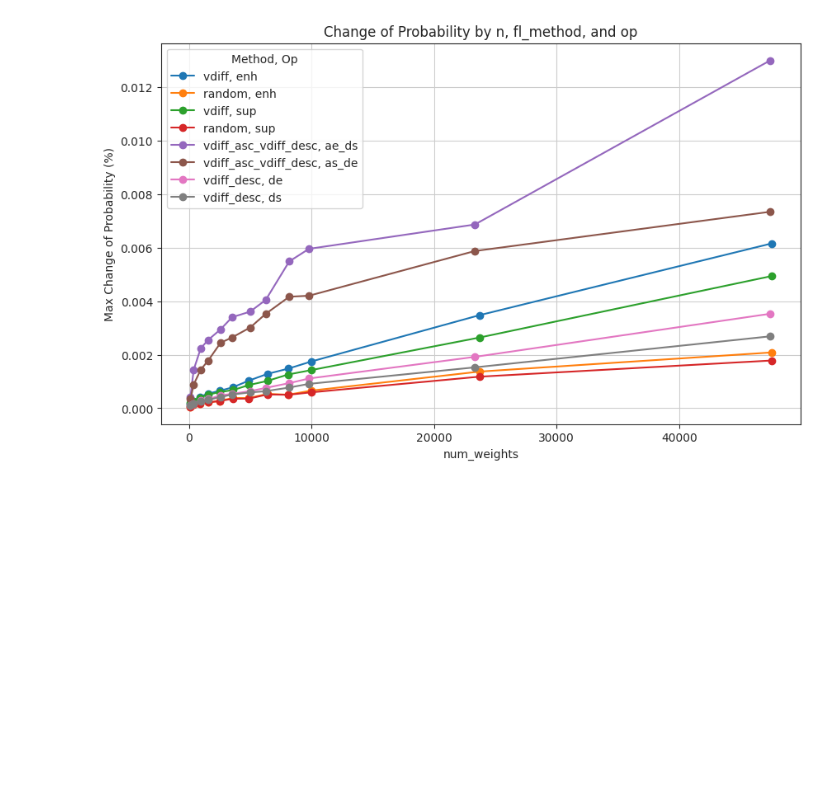
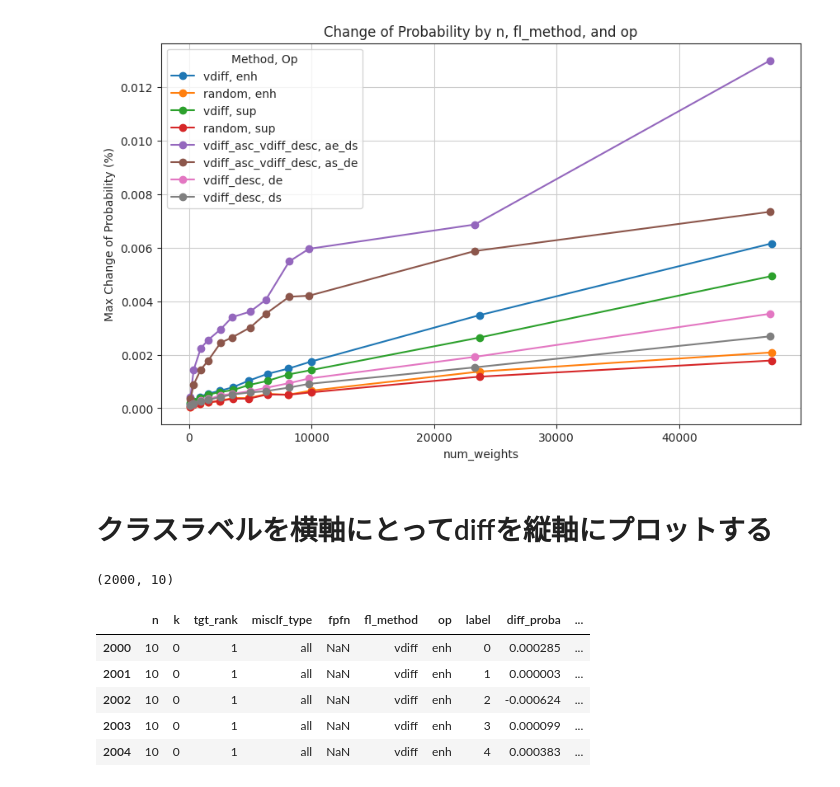
Before and after one commit to posl/RepTran-replication, a Jupyter notebook: src/101c_check_proba_diff.ipynb, the cells around one changed output. Cells and saved outputs as stored; diff of their text form; code cells hidden in the pictures; blank space fills up the shorter version.

```diff
--- a/src/101c_check_proba_diff.ipynb
+++ b/src/101c_check_proba_diff.ipynb
@@ -143,3 +162,29 @@ plot_prob_diff(df, x_axis="num_weights", unique_combinations=unique_combinations
 # %% [output]
 [figure]
 [figure]
+# %% [markdown]
+# クラスラベルを横軸にとってdiffを縦軸にプロットする
+# %%
+csv_path = os.path.join(f"./{ds}_proba_diff_run_all.csv")
+df_run_all = pd.read_csv(csv_path)
+# run_allの場合，実際に特定される重み数は4n^2
+df_run_all["num_weights"] = 4 * (df_run_all["n"] ** 2)
+# 特定の設定の場合のみ抜き出す
+num_weights = 400
+misclf_type = "all"
+tgt_rank = 1
+df_run_all = df_run_all[
+    (df_run_all["num_weights"] == num_weights) &
+    (df_run_all["misclf_type"] == misclf_type) &
+    (df_run_all["tgt_rank"] == tgt_rank)
+]
+print(df_run_all.shape)
+df_run_all.head()
+# %% [output]
+(2000, 10)
+|  | n | k | tgt_rank | misclf_type | fpfn | fl_method | op | label | diff_proba | ... |
+| 2000 | 10 | 0 | 1 | all | NaN | vdiff | enh | 0 | 0.000285 | ... |
+| 2001 | 10 | 0 | 1 | all | NaN | vdiff | enh | 1 | 0.000003 | ... |
+| 2002 | 10 | 0 | 1 | all | NaN | vdiff | enh | 2 | -0.000624 | ... |
+| 2003 | 10 | 0 | 1 | all | NaN | vdiff | enh | 3 | 0.000099 | ... |
+| 2004 | 10 | 0 | 1 | all | NaN | vdiff | enh | 4 | 0.000383 | ... |
```
Also changed, not shown: parts of 4 cells of this notebook, 14 other files.
